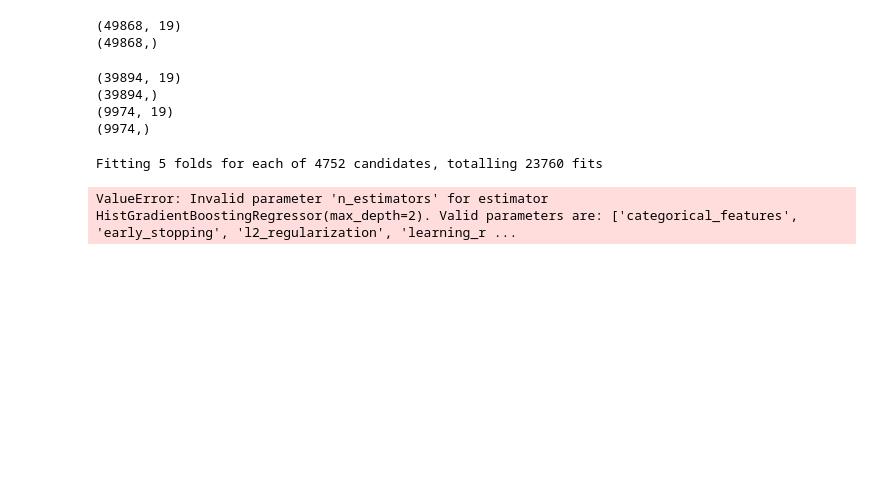
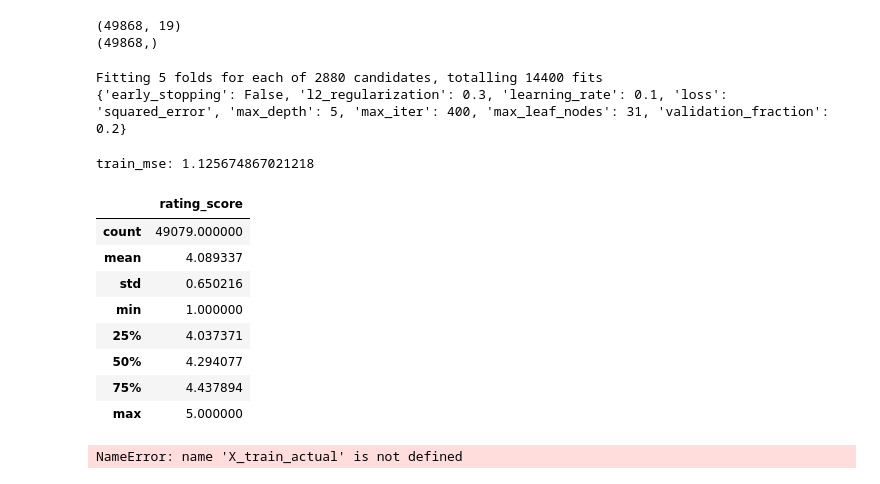
Before and after one commit to bersilin-robert1609/CS5691-PRML, a Jupyter notebook: DataContest/script/data_contest copy.ipynb, the cells around one changed output. Drawn from its saved outputs; the diff is of its cells as text; code cells hidden in the pictures; blank space fills up the shorter version.

```diff
--- a/DataContest/script/data_contest copy.ipynb
+++ b/DataContest/script/data_contest copy.ipynb
@@ -326,63 +326,69 @@ print(Y_train.shape)
 # %% [output]
 (49868, 19)
 (49868,)
-# %%
-X_train, X_valid, Y_train, Y_valid = train_test_split(X_train, Y_train, test_size=0.2, random_state=42)
-
-print(X_train.shape)
-print(Y_train.shape)
-print(X_valid.shape)
-print(Y_valid.shape)
-# %% [output]
-(39894, 19)
-(39894,)
-(9974, 19)
-(9974,)
 # %%
 
 # use gridsearch cv to find best parameters for HistGradientBoostingRegressor
 param_grid = {
-    'learning_rate': [0.1, 0.2, 0.3],
-    'max_iter': [100, 200, 300],
-    'max_leaf_nodes': [31, 63, 127],
-    'max_depth': [3, 5, 7],
+    'learning_rate': [0.1, 0.2, 0.3, 0.5],
+    'max_iter': [100, 200, 300, 400, 500],
+    'max_leaf_nodes': [2, 5, 10, 15, 31, None],
+    'max_depth': [1, 3, 5, 7],
     'l2_regularization': [0.1, 0.2, 0.3],
-    'min_samples_leaf': [5, 10, 15]
+    'early_stopping': [True, False],
+    'validation_fraction': [0.2],
+    'loss': ['squared_error']
 }
 
-
-grid = GridSearchCV(estimator=HistGradientBoostingRegressor(), param_grid=parameters, cv=5, n_jobs=5, verbose=1)
+grid = GridSearchCV(estimator=HistGradientBoostingRegressor(), param_grid=param_grid, cv=5, n_jobs=5, verbose=3)
 grid.fit(X_train, Y_train)
 
 print(grid.best_params_)
 # %% [output]
-Fitting 5 folds for each of 4752 candidates, totalling 23760 fits
+Fitting 5 folds for each of 2880 candidates, totalling 14400 fits
+{'early_stopping': False, 'l2_regularization': 0.3, 'learning_rate': 0.1, 'loss': 'squared_error', 'max_depth': 5, 'max_iter': 400, 'max_leaf_nodes': 31, 'validation_fraction': 0.2}
-ValueError: Invalid parameter 'n_estimators' for estimator HistGradientBoostingRegressor(max_depth=2). Valid parameters are: ['categorical_features', 'early_stopping', 'l2_regularization', 'learning_r ...
 # %%
-
+# use best parameters to train model
+# use best params
+best_params = grid.best_params_
+# create model
+model = HistGradientBoostingRegressor(**best_params)
+# fit model
+model.fit(X_train, Y_train)
 
 train_mse = mean_squared_error(Y_train, model.predict(X_train))
 print("train_mse: {}".format(train_mse))
 
 test_booking_df = bookings_payment_df[bookings_payment_df['booking_id'].isin(test_data['booking_id'])]
 
 # create X_test
 test_booking_df = test_booking_df.sort_values(by=['booking_id'])
 X_test = test_booking_df.drop(['booking_id'], axis=1)
 
 Y_test_pred = model.predict(X_test)
 
 # prepare submission file
 submission = pd.DataFrame()
 submission['booking_id'] = test_booking_df['booking_id']
 submission['rating_score'] = Y_test_pred
 
 # change ratings below 0 to 0 and above 5 to 5
 submission['rating_score'] = submission['rating_score'].apply(lambda x: 1 if x < 1 else x)
 submission['rating_score'] = submission['rating_score'].apply(lambda x: 5 if x > 5 else x)
 
-submission.to_csv('HistGrad-best.csv', index=False)
+submission.to_csv('HistGrad-best-something.csv', index=False)
 submission.describe()
+# %% [output]
+train_mse: 1.125674867021218
+|  | rating_score |
+| count | 49079.000000 |
+| mean | 4.089337 |
+| std | 0.650216 |
+| min | 1.000000 |
+| 25% | 4.037371 |
+| 50% | 4.294077 |
+| 75% | 4.437894 |
+| max | 5.000000 |
 # %%
 # paramters for voting regressor
 learning_rate = [0.05, 0.1, 0.2, 0.3]
@@ -416,6 +422,8 @@ for lr in learning_rate:
                         print("l2_regularization = ", reg)
                         print("n_estimators = ", est)
                         print("mse = ", mse)
+# %% [output]
+NameError: name 'X_train_actual' is not defined
 # %%
 print("Best parameters found!")
 print("learning_rate = ", best_learning_rate)
```
Also changed, not shown: 2 other files.
